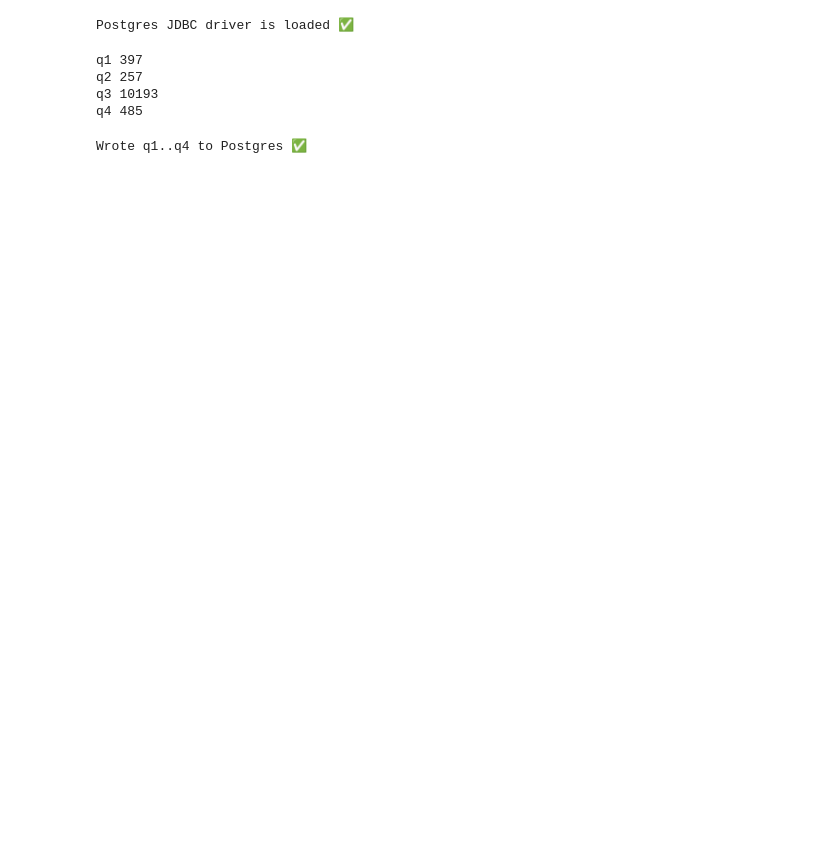
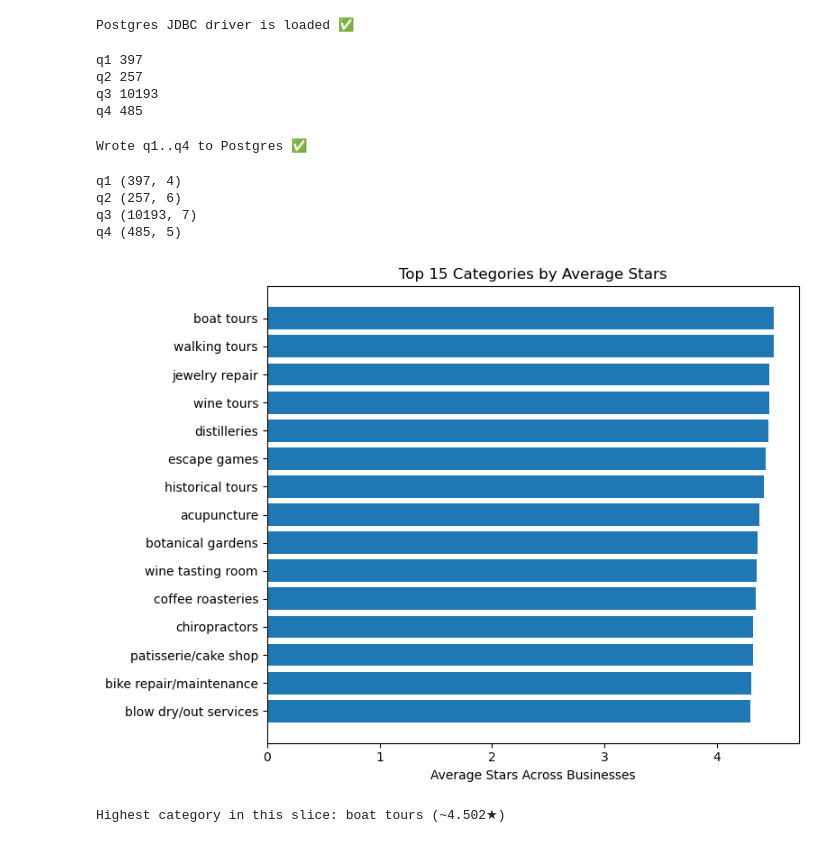
Before and after one commit to PeakFiction/INFSIndividualProject, a Jupyter notebook: notebooks/02_queries.ipynb, the cells around one changed output. Saved outputs shown, nothing was run; the diff lists cells and outputs as text; code cells hidden in the pictures; blank space fills up the shorter version.

```diff
--- a/notebooks/02_queries.ipynb
+++ b/notebooks/02_queries.ipynb
@@ -249,3 +249,42 @@ CREATE INDEX IF NOT EXISTS idx_q3_biz        ON q3(business_id);
 CREATE INDEX IF NOT EXISTS idx_q4_cat_open   ON q4(category, is_open);
 SQL
 """)
+# %%
+# L) Visualizations + short conclusions
+# L.1 – Setup plotting + load CSVs
+import pandas as pd
+import matplotlib.pyplot as plt
+
+q1_df = pd.read_csv("/data/csv/q1.csv")
+q2_df = pd.read_csv("/data/csv/q2.csv")
+q3_df = pd.read_csv("/data/csv/q3.csv")
+q4_df = pd.read_csv("/data/csv/q4.csv")
+
+for name, df in [("q1", q1_df), ("q2", q2_df), ("q3", q3_df), ("q4", q4_df)]:
+    print(name, df.shape)
+# %% [output]
+q1 (397, 4)
+q2 (257, 6)
+q3 (10193, 7)
+q4 (485, 5)
+# %%
+# L.2 – Plot 1: Top 15 categories by average stars (from q1)
+
+top15 = (q1_df.sort_values(["avg_stars_across_biz","total_reviews"], ascending=[False, False])
+               .head(15)
+               .iloc[::-1])  # reverse for horizontal bar nicest order
+
+plt.figure(figsize=(8,6))
+plt.barh(top15["category"], top15["avg_stars_across_biz"])
+plt.xlabel("Average Stars Across Businesses")
+plt.title("Top 15 Categories by Average Stars")
+plt.tight_layout()
+plt.show()
+
+# numbers for conclusion
+best_cat = top15.iloc[-1]["category"]
+best_avg = round(top15.iloc[-1]["avg_stars_across_biz"], 3)
+print(f"Highest category in this slice: {best_cat} (~{best_avg}★)")
+# %% [output]
+[figure, added]
+Highest category in this slice: boat tours (~4.502★)
```
Also changed, not shown: parts of 3 cells of this notebook.
